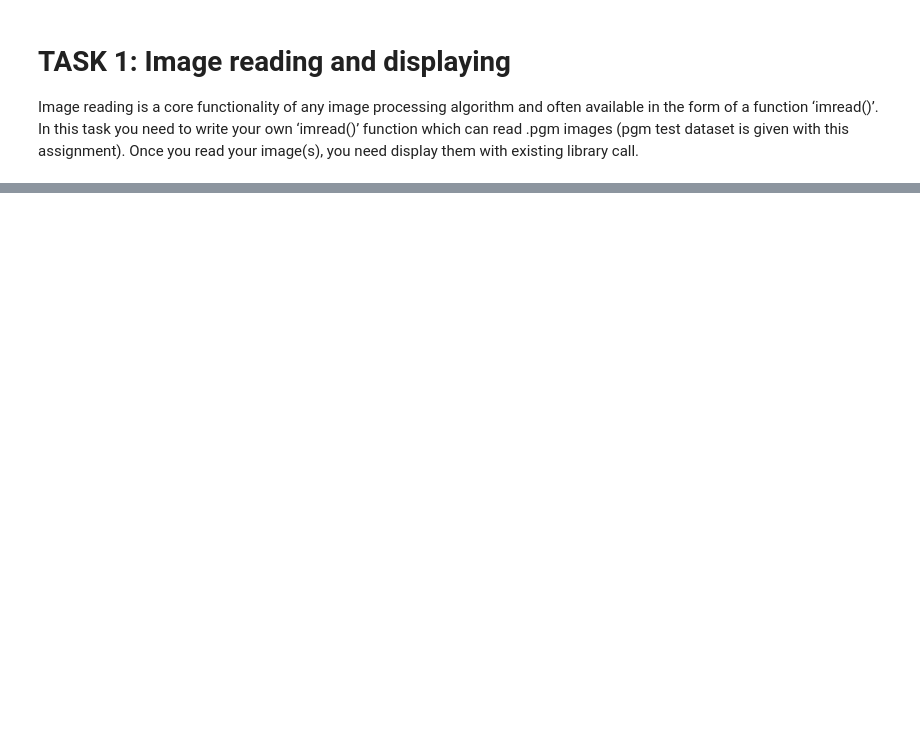
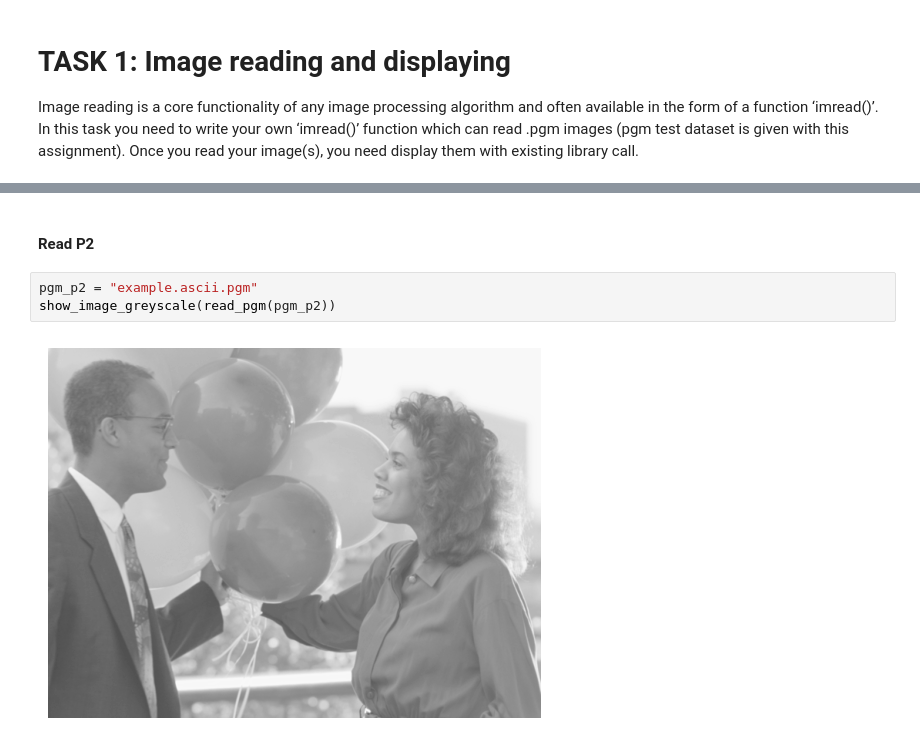
Before and after one commit to ikenichaa/wavelet-transform, a Jupyter notebook: task1.ipynb, the cells around one changed output, grey strips where cells are left out. Drawn from its saved outputs; the diff is of its cells as text; blank space fills up the shorter version.

```diff
--- a/task1.ipynb
+++ b/task1.ipynb
@@ -86,0 +93,7 @@ for filename in os.listdir(dataset_directory):
+# %% [markdown]
+#### Read P2
+# %%
+pgm_p2 = "example.ascii.pgm"
+show_image_greyscale(read_pgm(pgm_p2))
+# %% [output]
+[figure, added]
```
Also changed, not shown: parts of 7 cells of this notebook, 6 other files.
